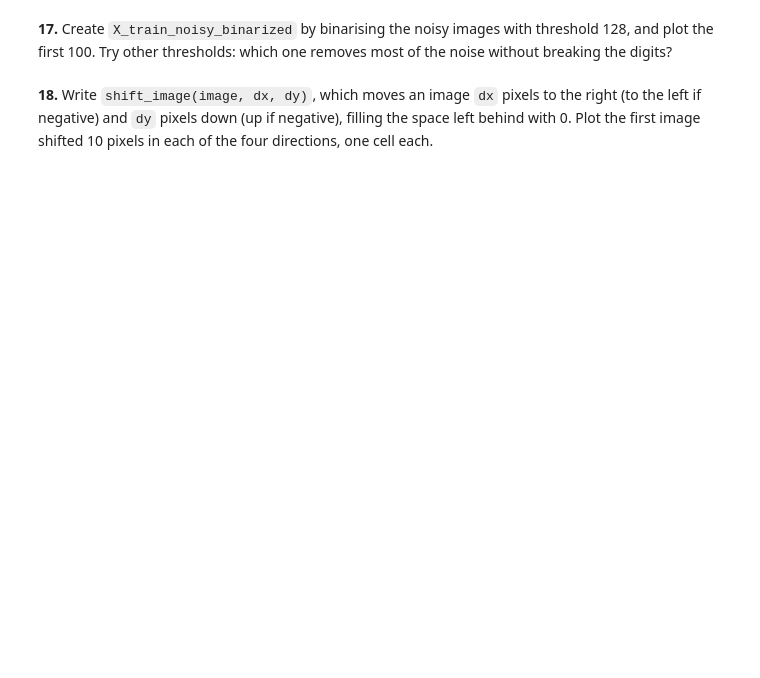
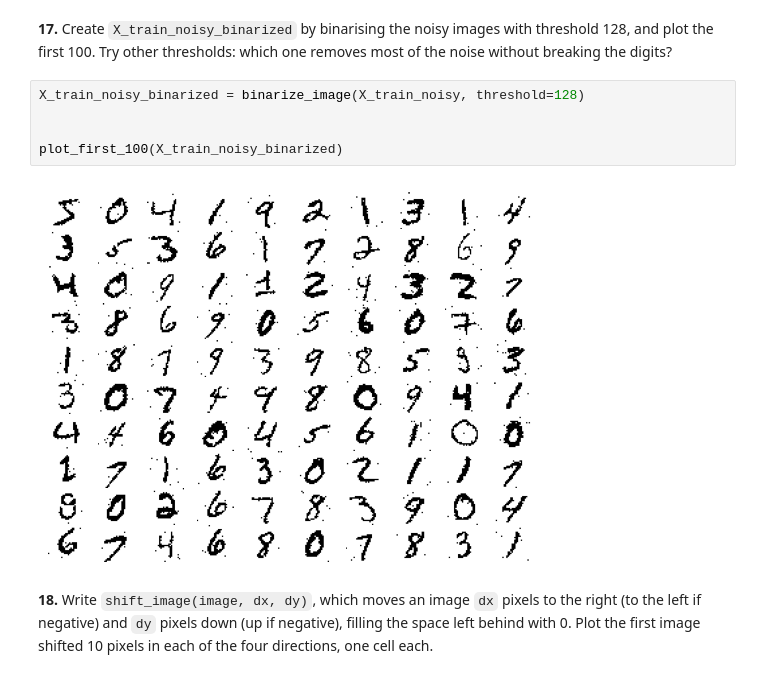
Before and after one commit to Fiteam10/numpy-mnist, a Jupyter notebook: mnist_numpy.ipynb, the cells around one changed output. Cells and saved outputs as stored; diff of their text form; blank space fills up the shorter version.

```diff
--- a/mnist_numpy.ipynb
+++ b/mnist_numpy.ipynb
@@ -314,4 +344,11 @@ La versión vectorizada es 243 veces más rápida
 # %% [markdown]
 **17.** Create `X_train_noisy_binarized` by binarising the noisy images with threshold 128, and plot the first 100. Try other thresholds: which one removes most of the noise without breaking the digits?
+# %%
+X_train_noisy_binarized = binarize_image(X_train_noisy, threshold=128)
+
+
+plot_first_100(X_train_noisy_binarized)
+# %% [output]
+[figure, added]
 # %% [markdown]
 **18.** Write `shift_image(image, dx, dy)`, which moves an image `dx` pixels to the right (to the left if negative) and `dy` pixels down (up if negative), filling the space left behind with 0. Plot the first image shifted 10 pixels in each of the four directions, one cell each.
```
Also changed, not shown: parts of 10 cells of this notebook.
